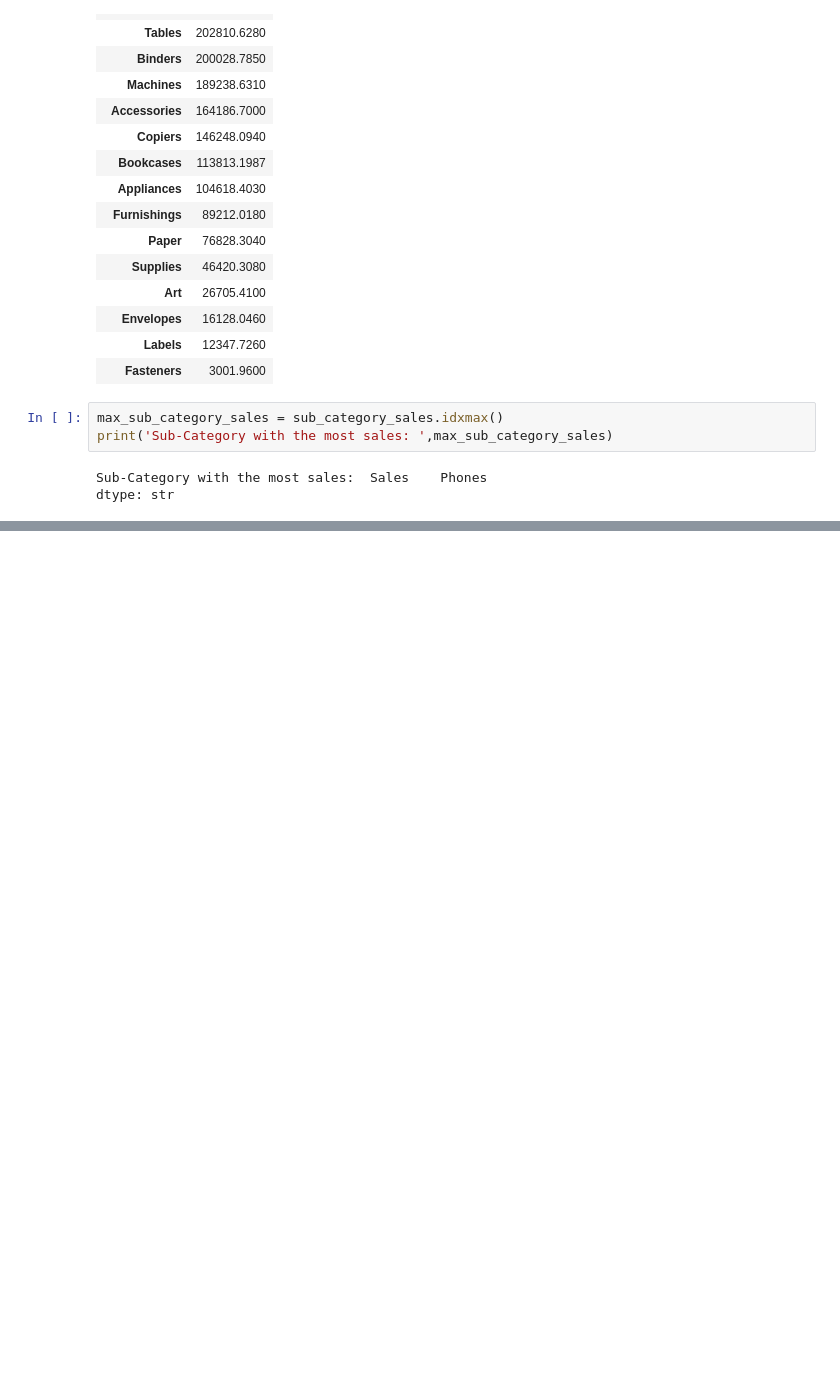
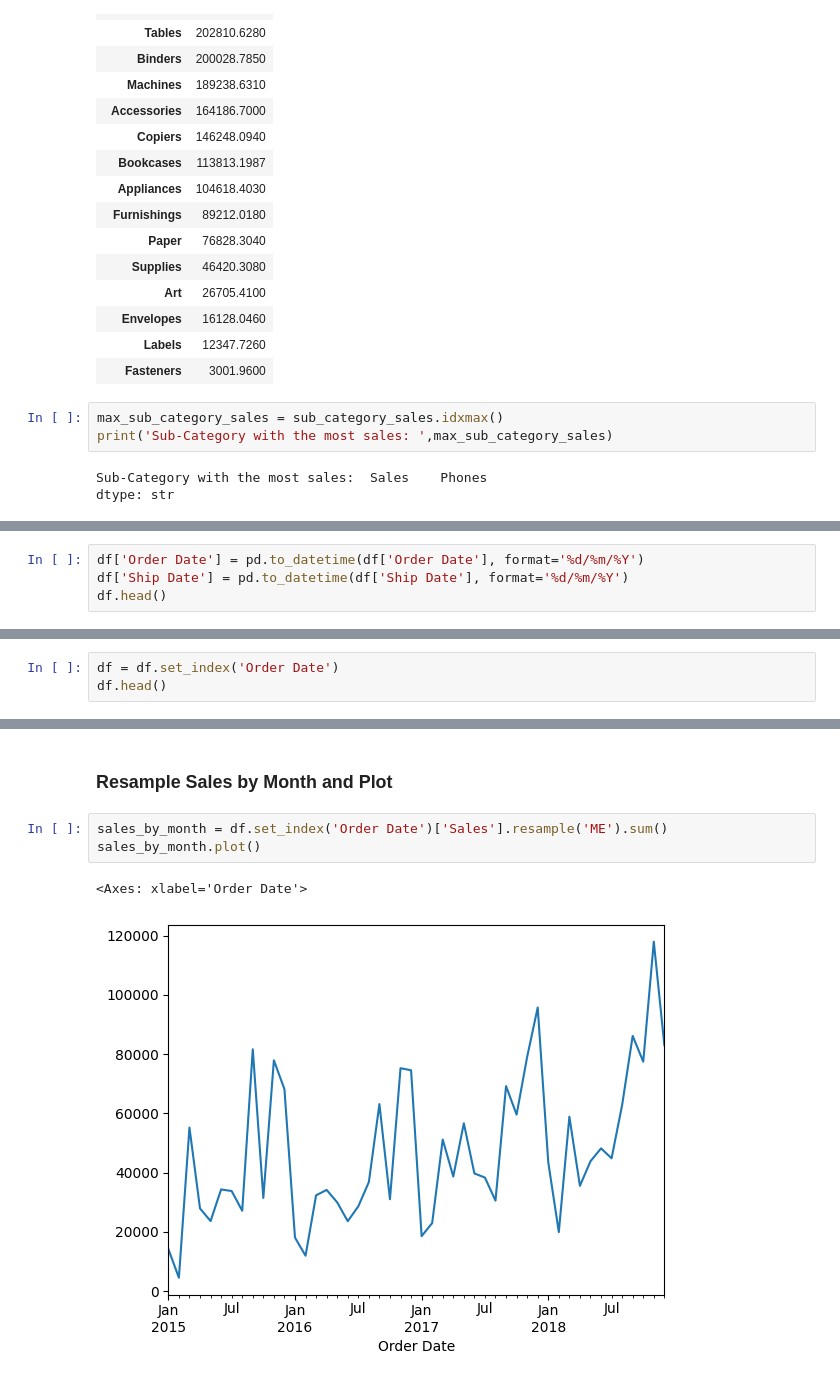
Before and after one commit to WillardDev/Python_Data_Analysis, a Jupyter notebook: Pandas_Data_Analysis.ipynb, the cells around one changed output, grey strips where cells are left out. Drawn from its saved outputs; the diff is of its cells as text; blank space fills up the shorter version.

```diff
--- a/Pandas_Data_Analysis.ipynb
+++ b/Pandas_Data_Analysis.ipynb
@@ -172,0 +183,4 @@ dtype: str
+# %%
+df['Order Date'] = pd.to_datetime(df['Order Date'], format='%d/%m/%Y')
+df['Ship Date'] = pd.to_datetime(df['Ship Date'], format='%d/%m/%Y')
+df.head()
@@ -172,0 +195,3 @@ dtype: str
+# %%
+df = df.set_index('Order Date')
+df.head()
@@ -172,0 +206,8 @@ dtype: str
+# %% [markdown]
+### Resample Sales by Month and Plot
+# %%
+sales_by_month = df.set_index('Order Date')['Sales'].resample('ME').sum()
+sales_by_month.plot()
+# %% [output]
+<Axes: xlabel='Order Date'>
+[figure, added]
```
Also changed, not shown: parts of 3 cells of this notebook.
